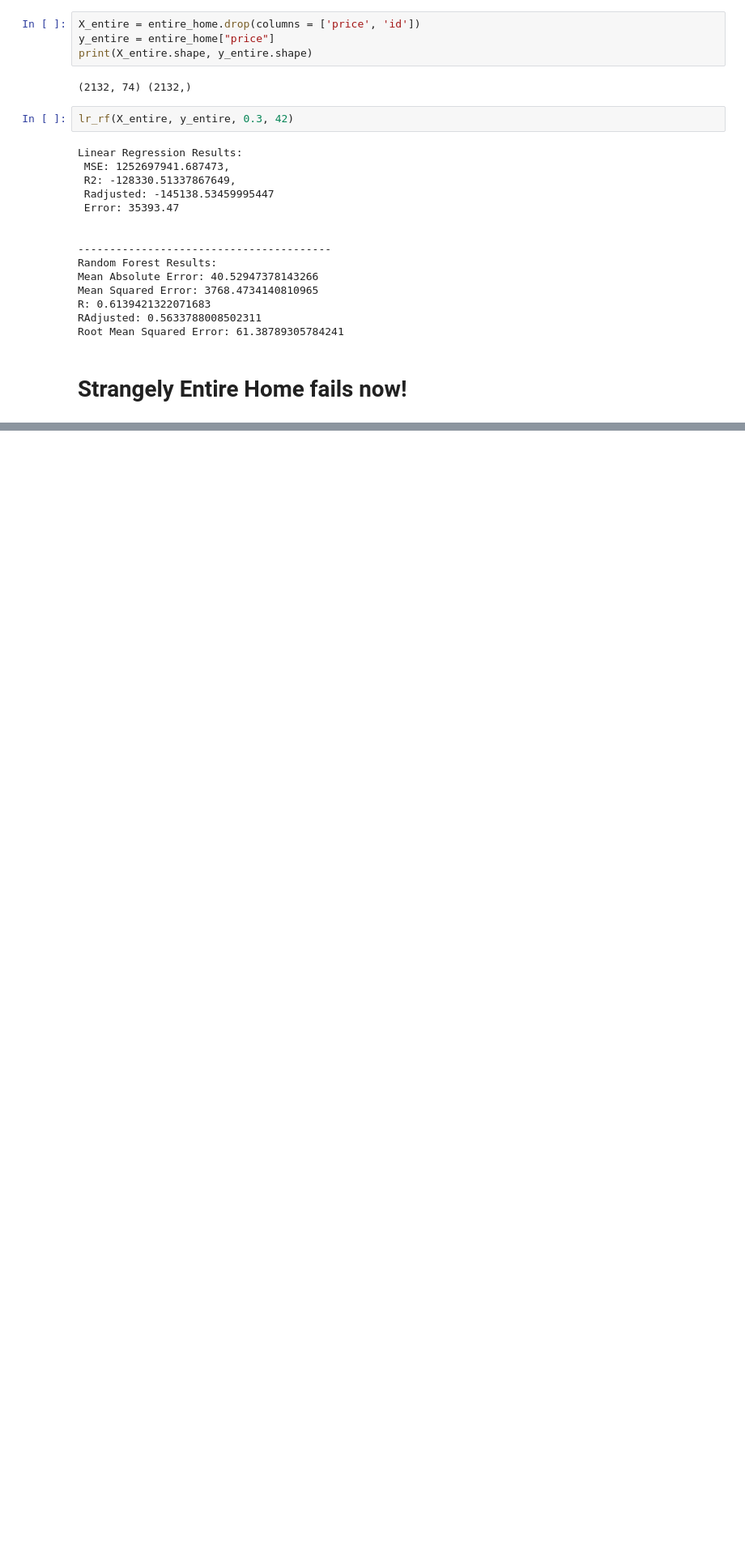
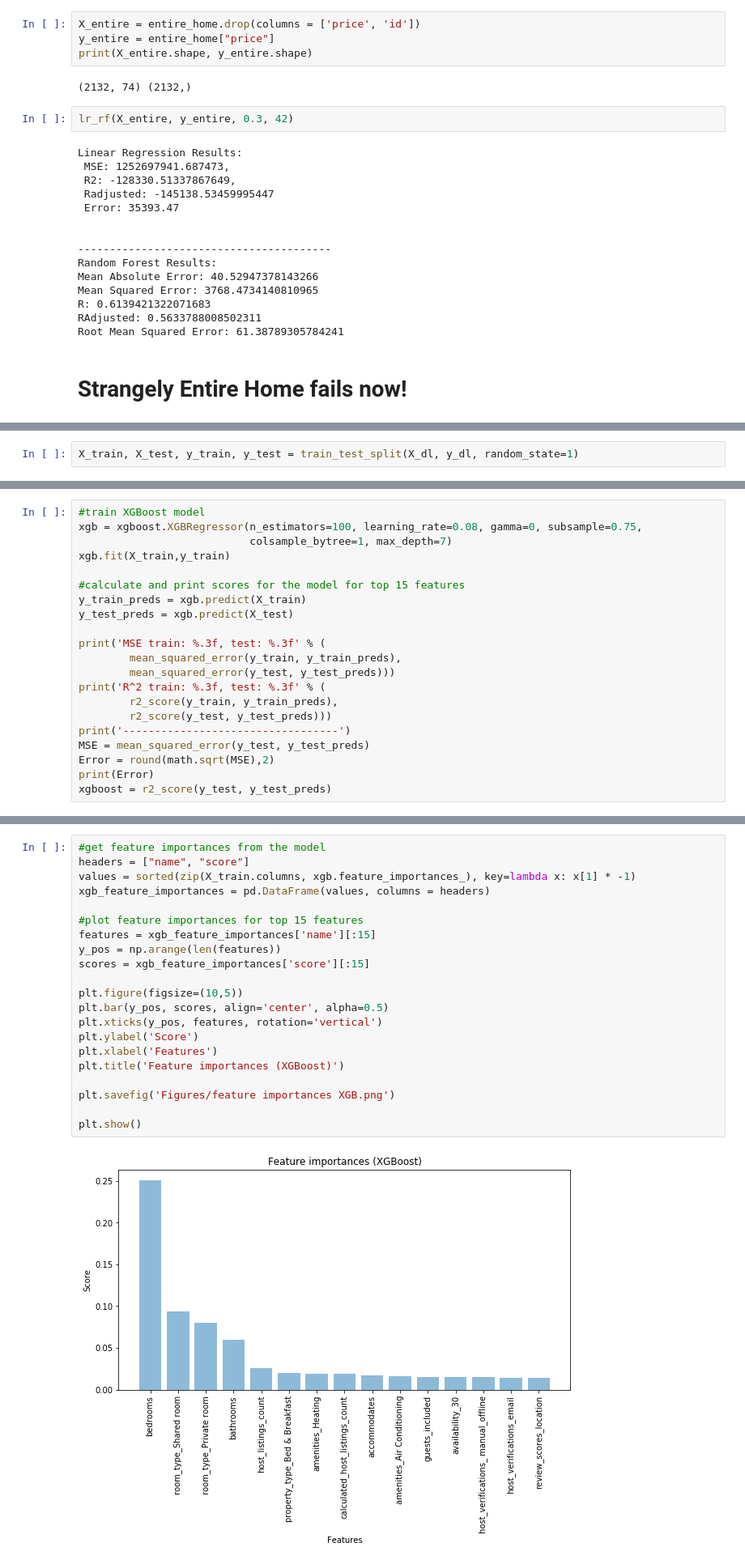
Before and after one commit to parmetd/Project-3-Airbnb-Pricing, a Jupyter notebook: Airbnb_ML_improved.ipynb, the cells around one changed output, grey strips where cells are left out. Shown: that part at 81% size. Cells and saved outputs as stored; diff of their text form; blank space fills up the shorter version.

Commit message:
New best with .755! Add XGBoost, Visualizations, Deep Learning (needs work), Room rental exploration. Another visualization. Updated presentation. Updated results. Updated readme.

```diff
--- a/Airbnb_ML_improved.ipynb
+++ b/Airbnb_ML_improved.ipynb
@@ -321,0 +347,2 @@ Root Mean Squared Error: 61.38789305784241
+# %%
+X_train, X_test, y_train, y_test = train_test_split(X_dl, y_dl, random_state=1)
@@ -321,0 +502,21 @@ Root Mean Squared Error: 61.38789305784241
+# %%
+#train XGBoost model
+xgb = xgboost.XGBRegressor(n_estimators=100, learning_rate=0.08, gamma=0, subsample=0.75,
+                           colsample_bytree=1, max_depth=7)
+xgb.fit(X_train,y_train)
+
+#calculate and print scores for the model for top 15 features
+y_train_preds = xgb.predict(X_train)
+y_test_preds = xgb.predict(X_test)
+
+print('MSE train: %.3f, test: %.3f' % (
+        mean_squared_error(y_train, y_train_preds),
+        mean_squared_error(y_test, y_test_preds)))
+print('R^2 train: %.3f, test: %.3f' % (
+        r2_score(y_train, y_train_preds),
+        r2_score(y_test, y_test_preds)))
+print('----------------------------------')
+MSE = mean_squared_error(y_test, y_test_preds)
+Error = round(math.sqrt(MSE),2)
+print(Error)
+xgboost = r2_score(y_test, y_test_preds)
@@ -321,0 +528,23 @@ Root Mean Squared Error: 61.38789305784241
+# %%
+#get feature importances from the model
+headers = ["name", "score"]
+values = sorted(zip(X_train.columns, xgb.feature_importances_), key=lambda x: x[1] * -1)
+xgb_feature_importances = pd.DataFrame(values, columns = headers)
+
+#plot feature importances for top 15 features
+features = xgb_feature_importances['name'][:15]
+y_pos = np.arange(len(features))
+scores = xgb_feature_importances['score'][:15]
+
+plt.figure(figsize=(10,5))
+plt.bar(y_pos, scores, align='center', alpha=0.5)
+plt.xticks(y_pos, features, rotation='vertical')
+plt.ylabel('Score')
+plt.xlabel('Features')
+plt.title('Feature importances (XGBoost)')
+
+plt.savefig('Figures/feature importances XGB.png')
+
+plt.show()
+# %% [output]
+[figure, added]
```
Also changed, not shown: parts of 26 cells of this notebook, 7 other files.
